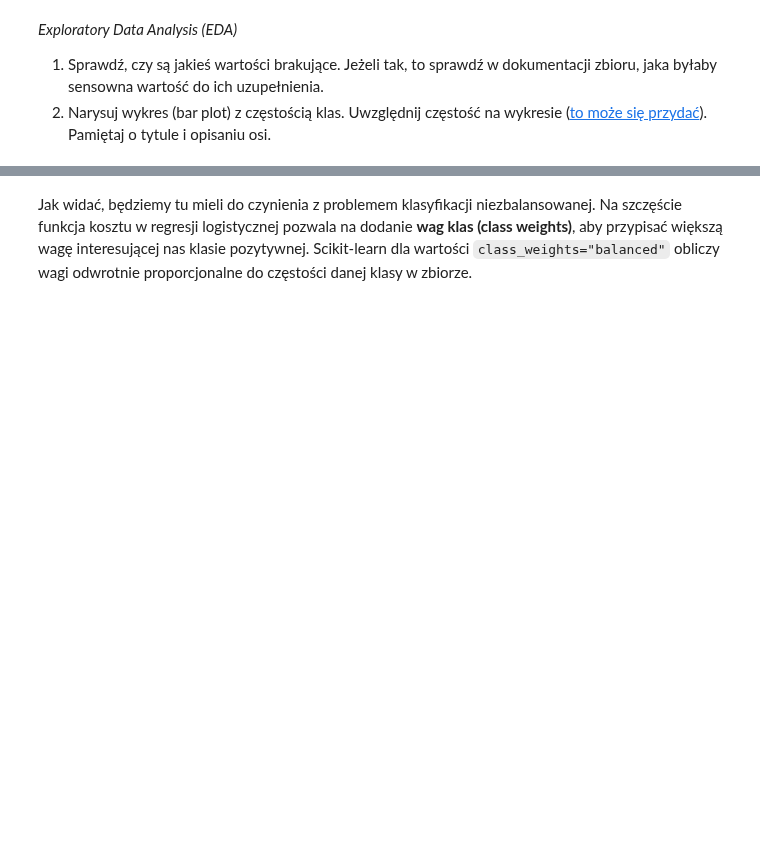
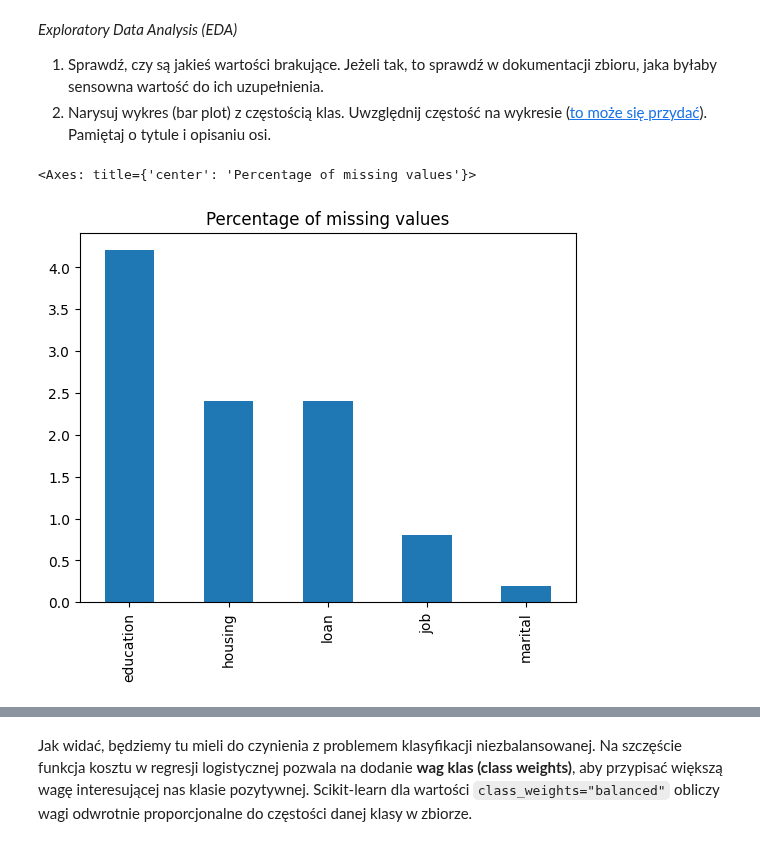
Before and after one commit to igorpie1705/sztuczna-inteligencja, a Jupyter notebook: lab1/lab_1.ipynb, the cells around one changed output, grey strips where cells are left out. Drawn from its saved outputs; the diff is of its cells as text; code cells hidden in the pictures; blank space fills up the shorter version.

```diff
--- a/lab1/lab_1.ipynb
+++ b/lab1/lab_1.ipynb
@@ -1214,0 +1209,13 @@ y = y.astype({"y": np.int64})
+# %%
+df_nan = (
+    (df == 'unknown').sum()
+    .div(len(df)).mul(100)
+    .sort_values(ascending=False)
+)
+
+df_nan = df_nan[df_nan > 0]
+
+df_nan.plot.bar(title="Percentage of missing values")
+# %% [output]
+<Axes: title={'center': 'Percentage of missing values'}>
+[figure, added]
```
Also changed, not shown: parts of 3 cells of this notebook.
